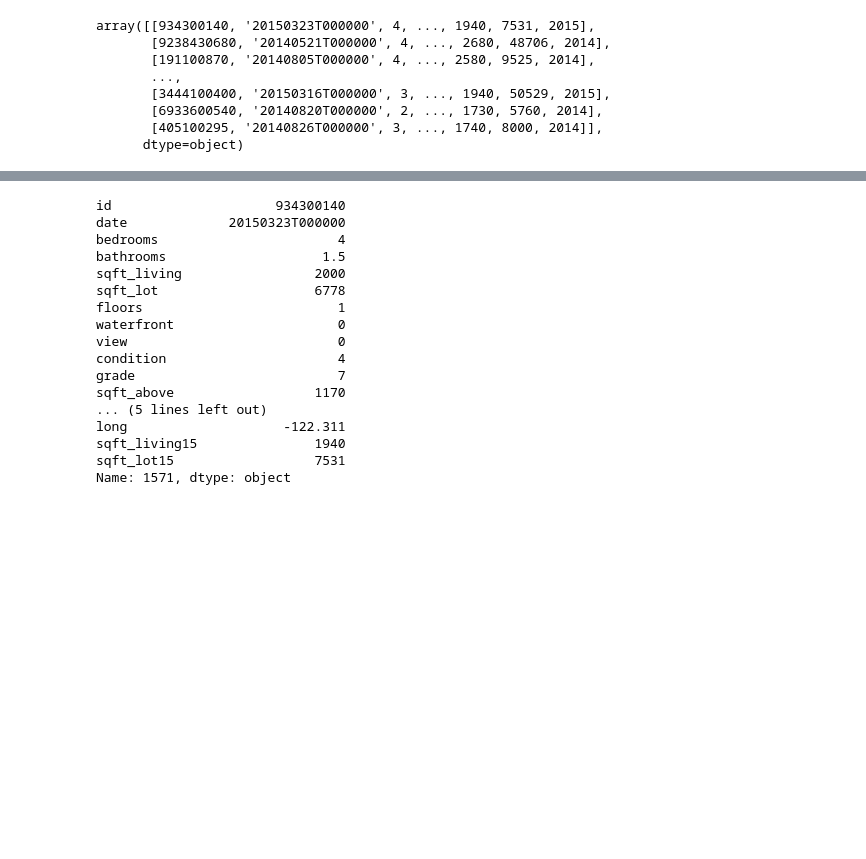
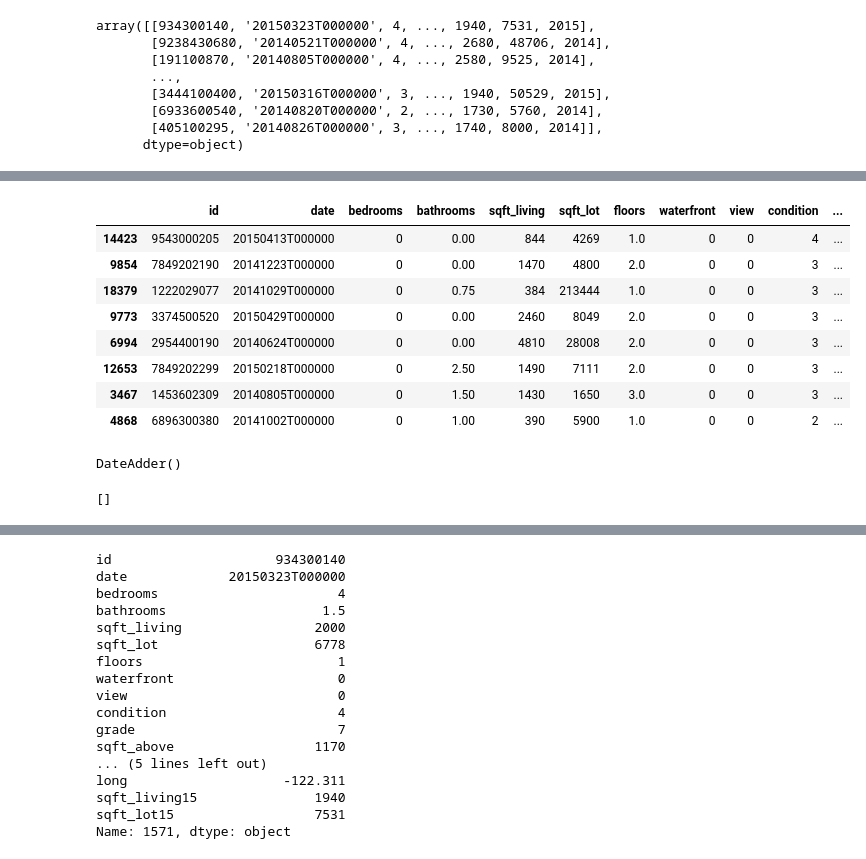
Before and after one commit to jmillerbrooks/kc_stream, a Jupyter notebook: scratch.ipynb, the cells around one changed output, grey strips where cells are left out. Cells and saved outputs as stored; diff of their text form; code cells hidden in the pictures; blank space fills up the shorter version.

```diff
--- a/scratch.ipynb
+++ b/scratch.ipynb
@@ -170,0 +194,12 @@ def drop_columns(X):
+# %%
+X_train[X_train.bedrooms == 0]
+# %% [output]
+|  | id | date | bedrooms | bathrooms | sqft_living | sqft_lot | floors | waterfront | view | condition | ... |
+| 14423 | 9543000205 | 20150413T000000 | 0 | 0.00 | 844 | 4269 | 1.0 | 0 | 0 | 4 | ... |
+| 9854 | 7849202190 | 20141223T000000 | 0 | 0.00 | 1470 | 4800 | 2.0 | 0 | 0 | 3 | ... |
+| 18379 | 1222029077 | 20141029T000000 | 0 | 0.75 | 384 | 213444 | 1.0 | 0 | 0 | 3 | ... |
+| 9773 | 3374500520 | 20150429T000000 | 0 | 0.00 | 2460 | 8049 | 2.0 | 0 | 0 | 3 | ... |
+| 6994 | 2954400190 | 20140624T000000 | 0 | 0.00 | 4810 | 28008 | 2.0 | 0 | 0 | 3 | ... |
+| 12653 | 7849202299 | 20150218T000000 | 0 | 2.50 | 1490 | 7111 | 2.0 | 0 | 0 | 3 | ... |
+| 3467 | 1453602309 | 20140805T000000 | 0 | 1.50 | 1430 | 1650 | 3.0 | 0 | 0 | 3 | ... |
+| 4868 | 6896300380 | 20141002T000000 | 0 | 1.00 | 390 | 5900 | 1.0 | 0 | 0 | 2 | ... |
@@ -183,0 +227,8 @@ test_res = date_pipe.fit_transform(X_train)
+# %%
+features_pipe.named_steps['yr_sold_adder']
+# %% [output]
+DateAdder()
+# %%
+DateAdder._get_param_names()
+# %% [output]
+[]
```
Also changed, not shown: parts of 41 cells of this notebook, 3 other files.
